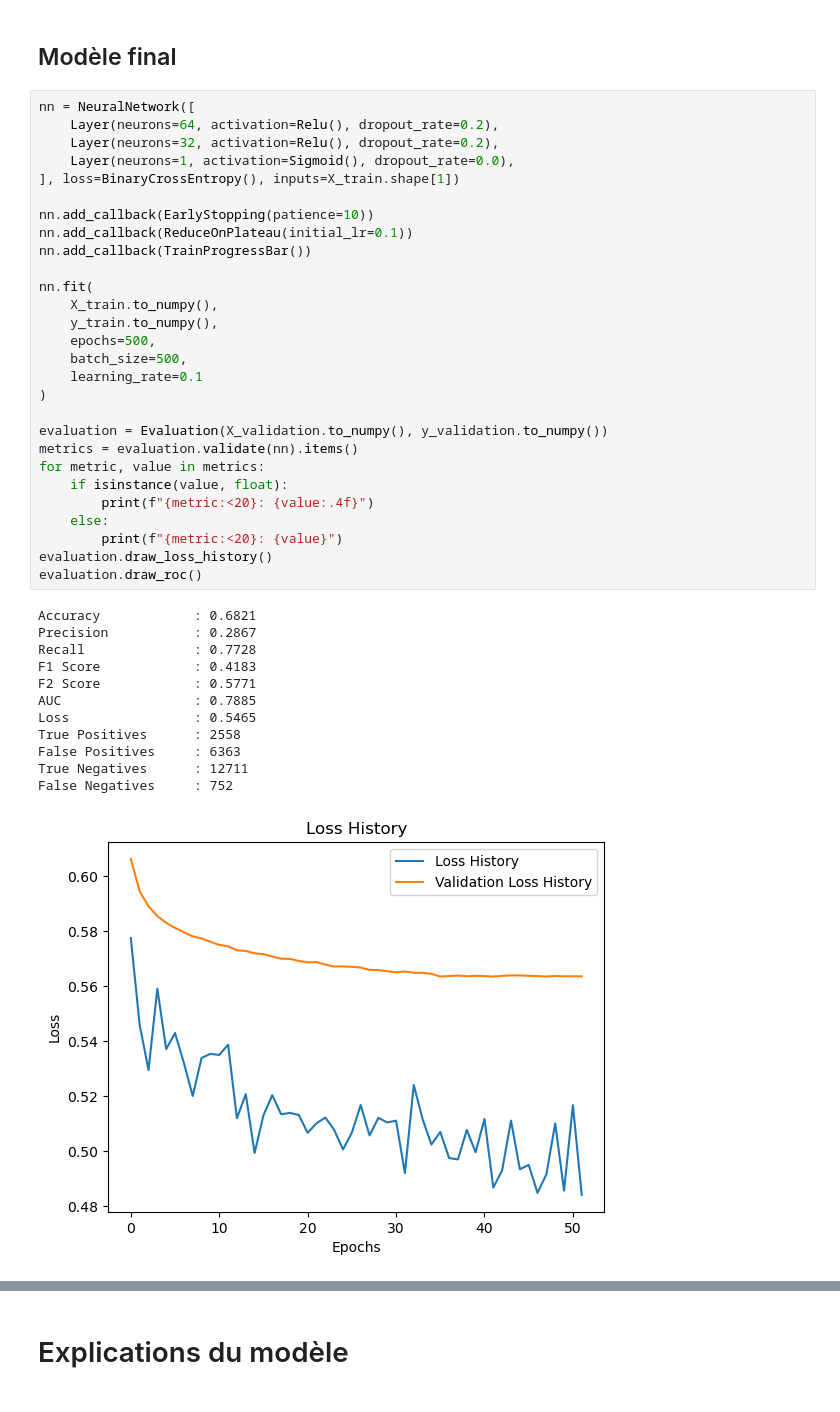
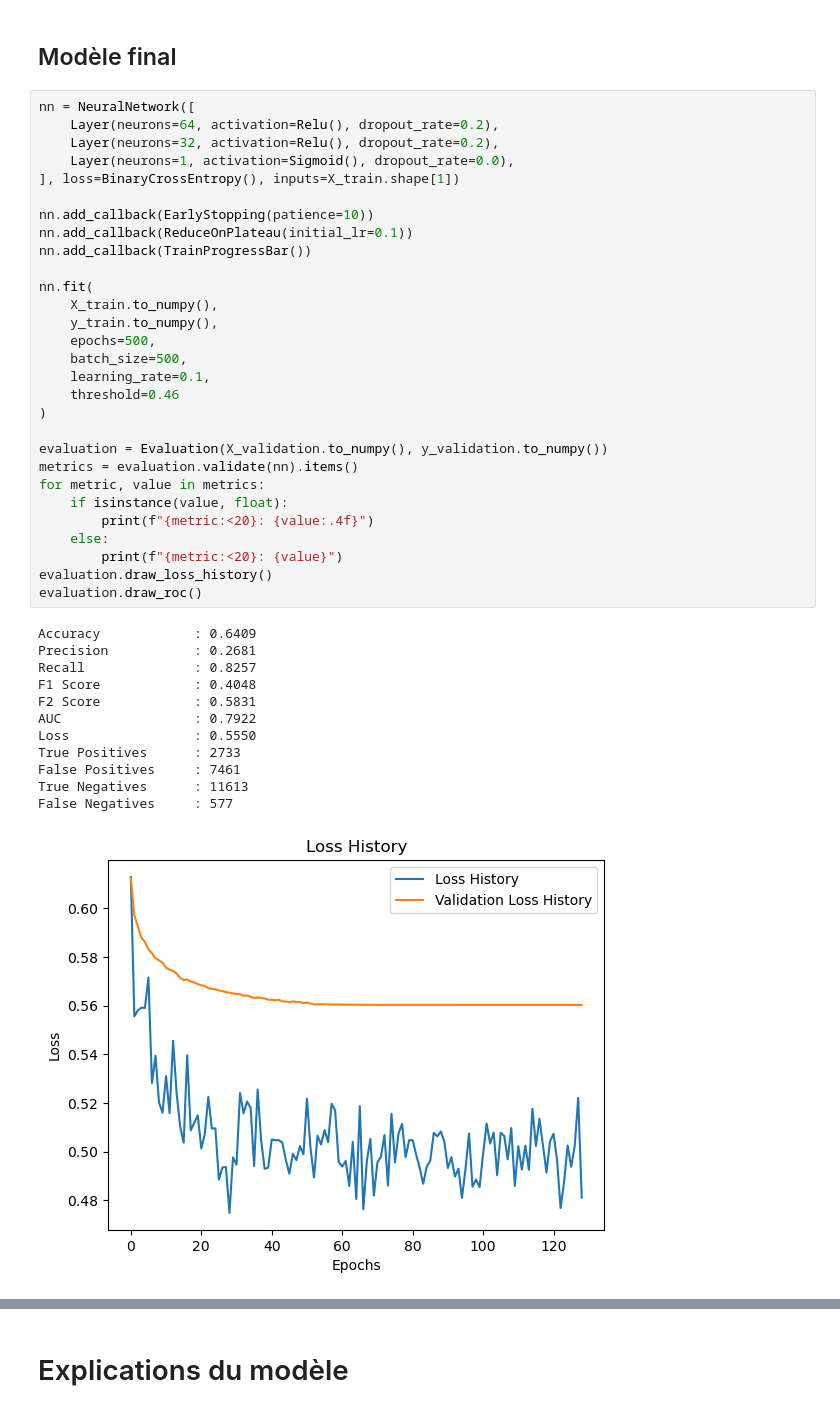
Before and after one commit to 0xybo/CESI_A4_IA_DeepLearning, a Jupyter notebook: Livrable 3.ipynb, the cells around one changed output, grey strips where cells are left out. Saved outputs shown, nothing was run; the diff lists cells and outputs as text.

```diff
--- a/Livrable 3.ipynb
+++ b/Livrable 3.ipynb
@@ -294,44 +320,45 @@ Enfin, si on compare les modèles, on constate qu'il n'y a pas beaucoup de diff
 # %%
 nn = NeuralNetwork([
     Layer(neurons=64, activation=Relu(), dropout_rate=0.2),
     Layer(neurons=32, activation=Relu(), dropout_rate=0.2),
     Layer(neurons=1, activation=Sigmoid(), dropout_rate=0.0),
 ], loss=BinaryCrossEntropy(), inputs=X_train.shape[1])
 
 nn.add_callback(EarlyStopping(patience=10))
 nn.add_callback(ReduceOnPlateau(initial_lr=0.1))
 nn.add_callback(TrainProgressBar())
 
 nn.fit(
     X_train.to_numpy(),
     y_train.to_numpy(),
     epochs=500,
     batch_size=500,
-    learning_rate=0.1
+    learning_rate=0.1,
+    threshold=0.46
 )
 
 evaluation = Evaluation(X_validation.to_numpy(), y_validation.to_numpy())
 metrics = evaluation.validate(nn).items()
 for metric, value in metrics:
     if isinstance(value, float):
         print(f"{metric:<20}: {value:.4f}")
     else:
         print(f"{metric:<20}: {value}")
 evaluation.draw_loss_history()
 evaluation.draw_roc()
 # %% [output]
-Accuracy            : 0.6821
-Precision           : 0.2867
-Recall              : 0.7728
-F1 Score            : 0.4183
-F2 Score            : 0.5771
-AUC                 : 0.7885
-Loss                : 0.5465
-True Positives      : 2558
-False Positives     : 6363
-True Negatives      : 12711
-False Negatives     : 752
+Accuracy            : 0.6409
+Precision           : 0.2681
+Recall              : 0.8257
+F1 Score            : 0.4048
+F2 Score            : 0.5831
+AUC                 : 0.7922
+Loss                : 0.5550
+True Positives      : 2733
+False Positives     : 7461
+True Negatives      : 11613
+False Negatives     : 577
-[figure, old version]
+[figure, new version]
 [figure]
 # %% [markdown]
 # Explications du modèle
```
Also changed, not shown: parts of 35 cells of this notebook, 3 other files.
